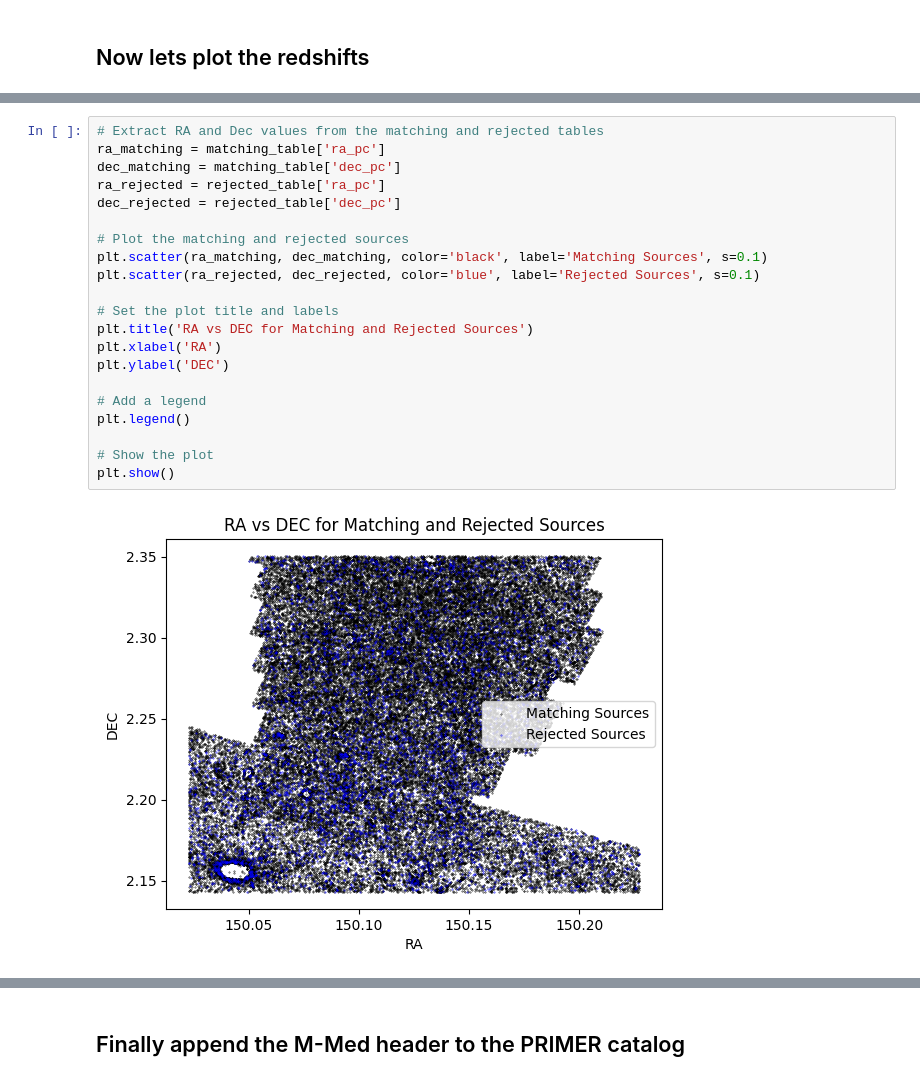
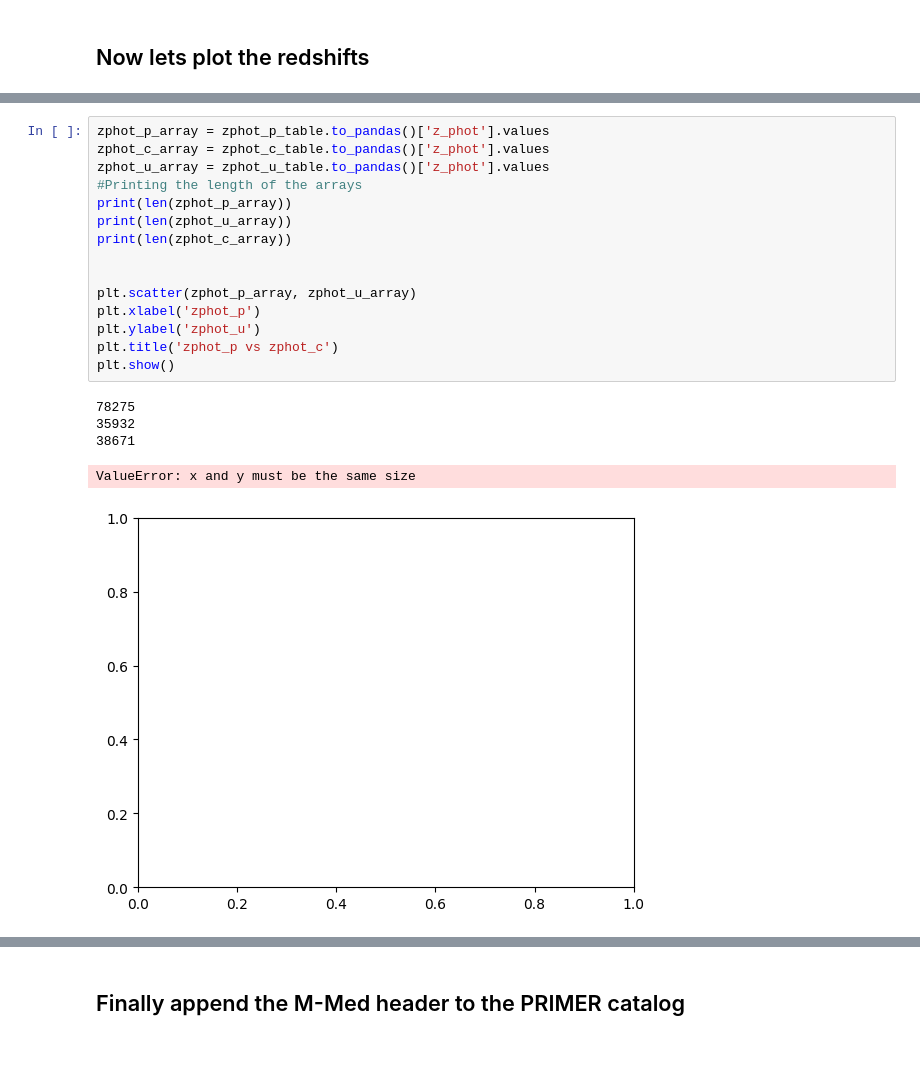
Before and after one commit to ChristianArgueta/AGN-NERDS, a Jupyter notebook: RADEC.ipynb, the cells around one changed output, grey strips where cells are left out. Saved outputs shown, nothing was run; the diff lists cells and outputs as text; blank space fills up the shorter version.

```diff
--- a/RADEC.ipynb
+++ b/RADEC.ipynb
@@ -283,23 +220,21 @@ plt.show()
-# %%
-# Extract RA and Dec values from the matching and rejected tables
-ra_matching = matching_table['ra_pc']
-dec_matching = matching_table['dec_pc']
-ra_rejected = rejected_table['ra_pc']
-dec_rejected = rejected_table['dec_pc']
-
-# Plot the matching and rejected sources
-plt.scatter(ra_matching, dec_matching, color='black', label='Matching Sources', s=0.1)
-plt.scatter(ra_rejected, dec_rejected, color='blue', label='Rejected Sources', s=0.1)
-
-# Set the plot title and labels
-plt.title('RA vs DEC for Matching and Rejected Sources')
-plt.xlabel('RA')
-plt.ylabel('DEC')
-
-# Add a legend
-plt.legend()
-
-# Show the plot
-plt.show()
-# %% [output]
-[figure, removed]
+# %%
+zphot_p_array = zphot_p_table.to_pandas()['z_phot'].values
+zphot_c_array = zphot_c_table.to_pandas()['z_phot'].values
+zphot_u_array = zphot_u_table.to_pandas()['z_phot'].values
+#Printing the length of the arrays
+print(len(zphot_p_array))
+print(len(zphot_u_array))
+print(len(zphot_c_array))
+
+
+plt.scatter(zphot_p_array, zphot_u_array)
+plt.xlabel('zphot_p')
+plt.ylabel('zphot_u')
+plt.title('zphot_p vs zphot_c')
+plt.show()
+# %% [output]
+78275
+35932
+38671
+ValueError: x and y must be the same size
+[figure, added]
```
Also changed, not shown: parts of 8 cells of this notebook.
